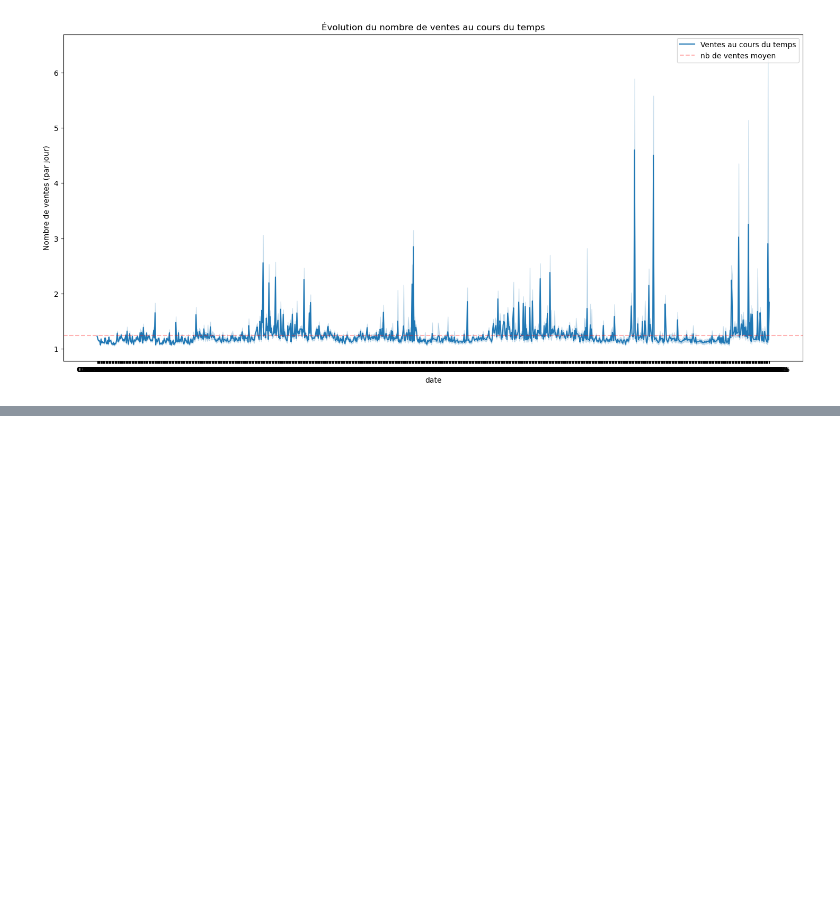
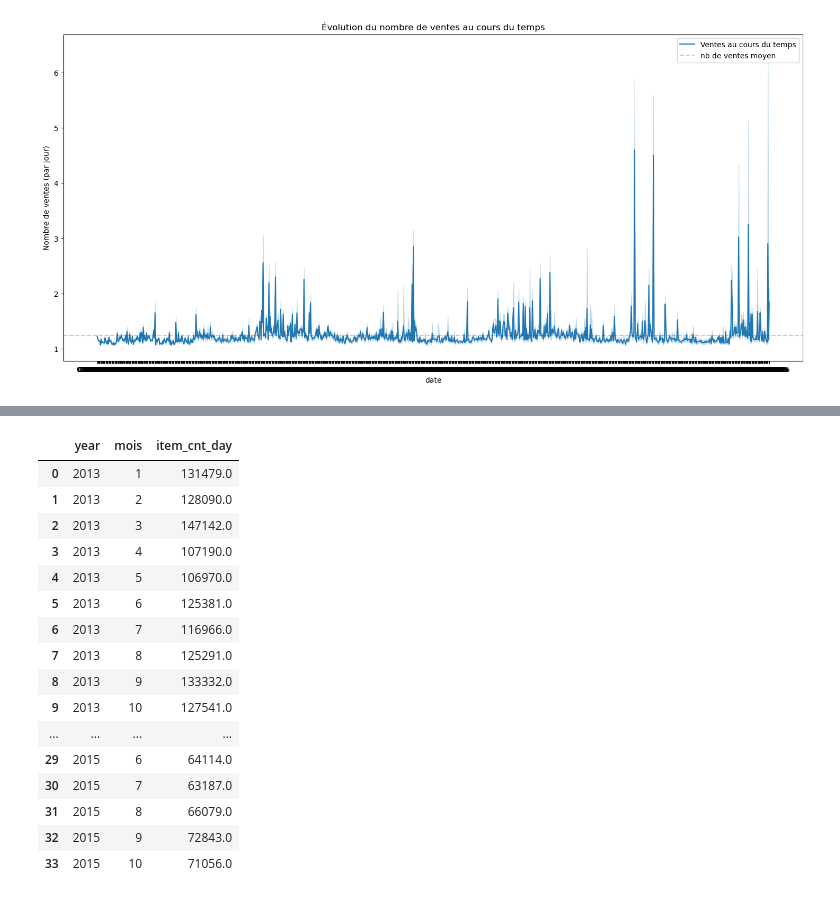
Before and after one commit to AugustinCablant/Learning-ML, a Jupyter notebook: Projects/Predict_futur_sales.ipynb, the cells around one changed output, grey strips where cells are left out. Cells and saved outputs as stored; diff of their text form; code cells hidden in the pictures; blank space fills up the shorter version.

```diff
--- a/Projects/Predict_futur_sales.ipynb
+++ b/Projects/Predict_futur_sales.ipynb
@@ -80,0 +106,20 @@ KeyError: 'mois'
+# %%
+ventes_par_mois.reset_index()
+# %% [output]
+|  | year | mois | item_cnt_day |
+| 0 | 2013 | 1 | 131479.0 |
+| 1 | 2013 | 2 | 128090.0 |
+| 2 | 2013 | 3 | 147142.0 |
+| 3 | 2013 | 4 | 107190.0 |
+| 4 | 2013 | 5 | 106970.0 |
+| 5 | 2013 | 6 | 125381.0 |
+| 6 | 2013 | 7 | 116966.0 |
+| 7 | 2013 | 8 | 125291.0 |
+| 8 | 2013 | 9 | 133332.0 |
+| 9 | 2013 | 10 | 127541.0 |
+| ... | ... | ... | ... |
+| 29 | 2015 | 6 | 64114.0 |
+| 30 | 2015 | 7 | 63187.0 |
+| 31 | 2015 | 8 | 66079.0 |
+| 32 | 2015 | 9 | 72843.0 |
+| 33 | 2015 | 10 | 71056.0 |
```
Also changed, not shown: parts of 4 cells of this notebook, 1 other file.
